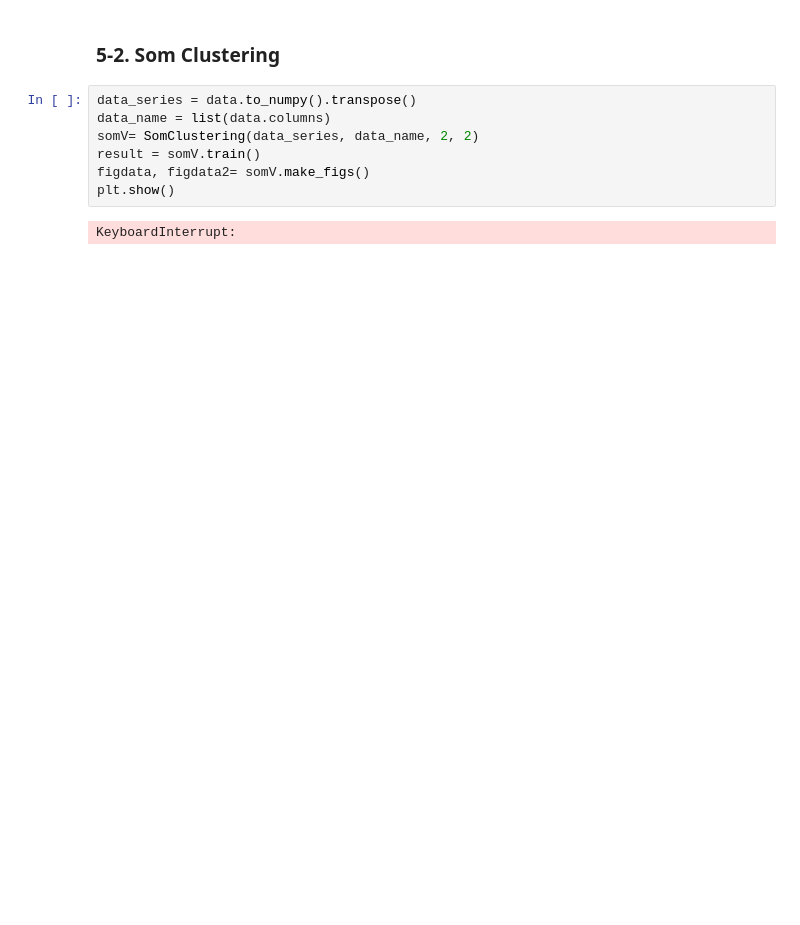
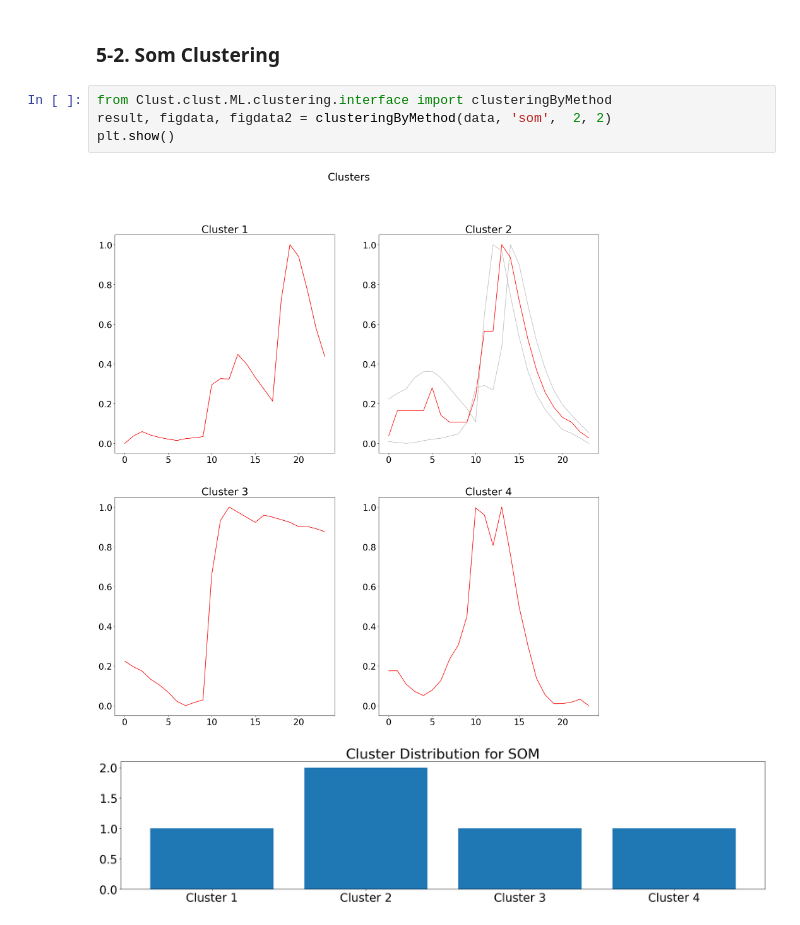
Before and after one commit to ClustProject/Clust, a Jupyter notebook: examples/4-2.quality_MLclustering.CycleData.som.ipynb, the cells around one changed output. Drawn from its saved outputs; the diff is of its cells as text; blank space fills up the shorter version.

```diff
--- a/examples/4-2.quality_MLclustering.CycleData.som.ipynb
+++ b/examples/4-2.quality_MLclustering.CycleData.som.ipynb
@@ -103,13 +127,11 @@ plot_features.plot_all_column_data_inSubPlot(data, fig_width, fig_height, fig_wi
 # %% [markdown]
 ### 5-2. Som Clustering
 # %%
-data_series = data.to_numpy().transpose()
-data_name = list(data.columns)
-somV= SomClustering(data_series, data_name, 2, 2)
-result = somV.train()
-figdata, figdata2= somV.make_figs()
+from Clust.clust.ML.clustering.interface import clusteringByMethod
+result, figdata, figdata2 = clusteringByMethod(data, 'som',  2, 2)
 plt.show()
 # %% [output]
-KeyboardInterrupt:
+[figure, added]
+[figure, added]
 # %%
 result
```
Also changed, not shown: parts of 20 cells of this notebook, 10 other files.
